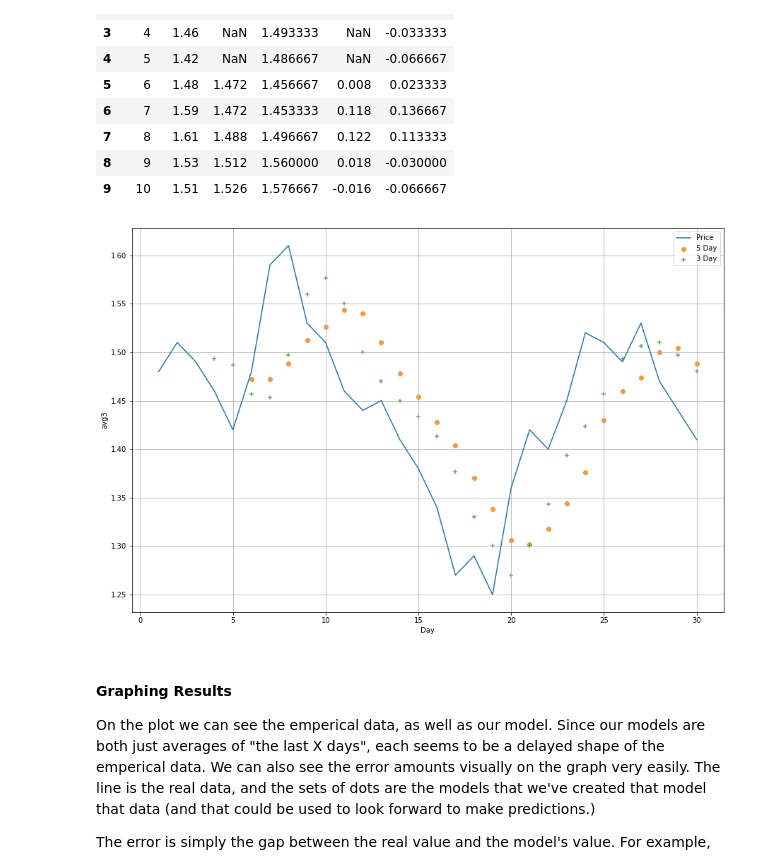
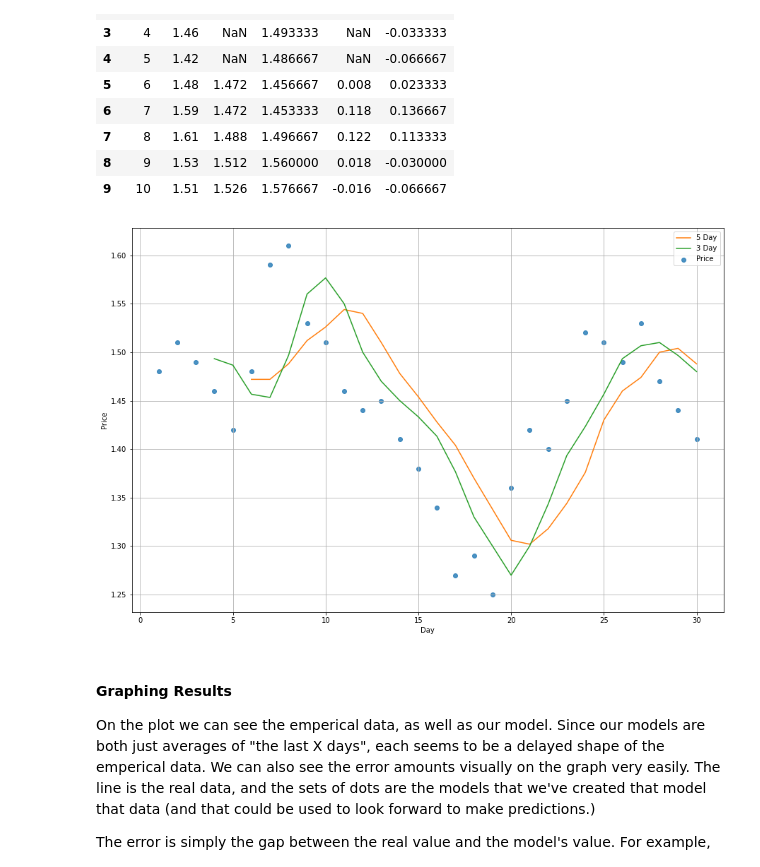
Before and after one commit to zareeiant/Basic_Stats_in_Python_Student_Workbooks, a Jupyter notebook: 012_Errors_Basic_Time_Series.ipynb, the cells around one changed output. Cells and saved outputs as stored; diff of their text form; code cells hidden in the pictures.

```diff
--- a/012_Errors_Basic_Time_Series.ipynb
+++ b/012_Errors_Basic_Time_Series.ipynb
@@ -132,15 +153,14 @@ df.head(10)
 | 9 | 10 | 1.51 | 1.526 | 1.576667 | -0.016 | -0.066667 |
 # %%
 #Graph them to take a look
-plt.rcParams["figure.figsize"] = (15,10)
-sns.lineplot(x="Day", y="Price", data=df, label="Price")
-sns.regplot(x="Day", y="avg5", data=df, fit_reg=False, label="5 Day")
-sns.regplot(x="Day", y="avg3", data=df, fit_reg=False, label="3 Day", marker="+")
+sns.regplot(x="Day", y="Price", data=df, label="Price", fit_reg=False)
+sns.lineplot(x="Day", y="avg5", data=df, label="5 Day")
+sns.lineplot(x="Day", y="avg3", data=df, label="3 Day")
 plt.legend()
 plt.grid()
 plt.show()
 # %% [output]
-[figure, old version]
+[figure, new version]
 # %% [markdown]
 #### Graphing Results
 
```
Also changed, not shown: parts of 24 cells of this notebook, 1 other file.
